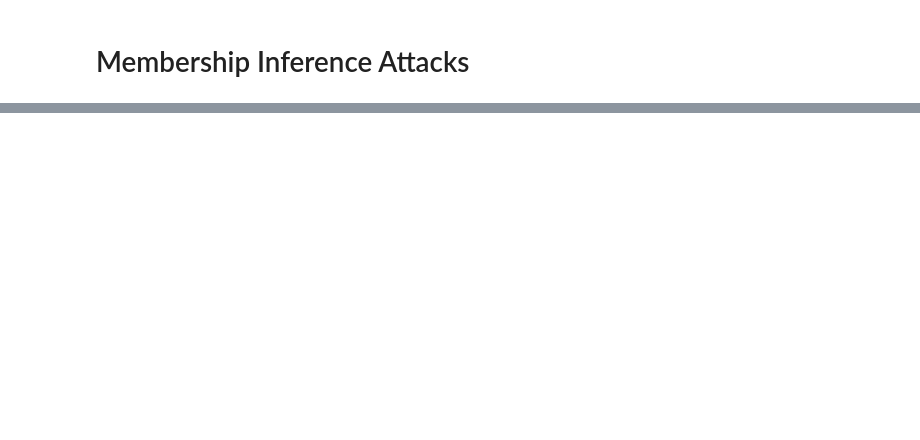
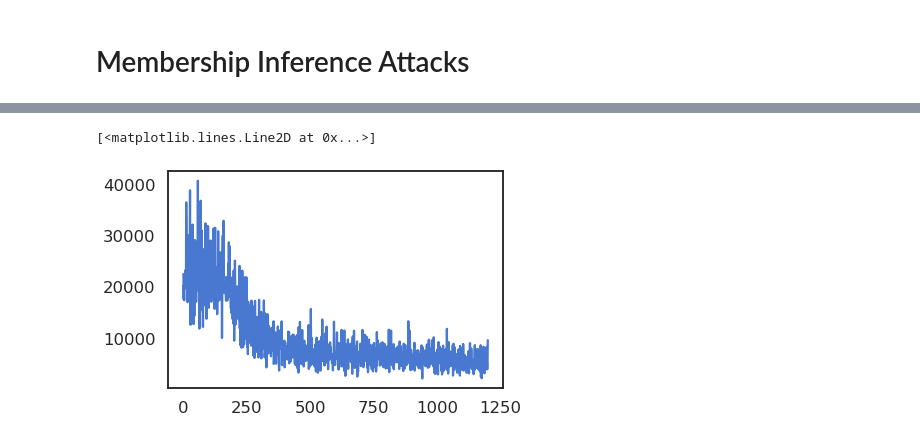
Before and after one commit to twosixlabs/csl, a Jupyter notebook: experiments/immediate_sensitivity/Regression Membership Inference.ipynb, the cells around one changed output, grey strips where cells are left out. Cells and saved outputs as stored; diff of their text form; code cells hidden in the pictures; blank space fills up the shorter version.

```diff
--- a/experiments/immediate_sensitivity/Regression Membership Inference.ipynb
+++ b/experiments/immediate_sensitivity/Regression Membership Inference.ipynb
@@ -400,0 +336,7 @@ Text(0.5, 0, 'Loss')
+# %%
+final_acc, info_tuple, model = run_experiment(500.0, 100, True)
+# %%
+plt.plot(info_tuple[0])
+# %% [output]
+[<matplotlib.lines.Line2D at 0x...>]
+[figure, added]
```
Also changed, not shown: parts of 25 cells of this notebook.
